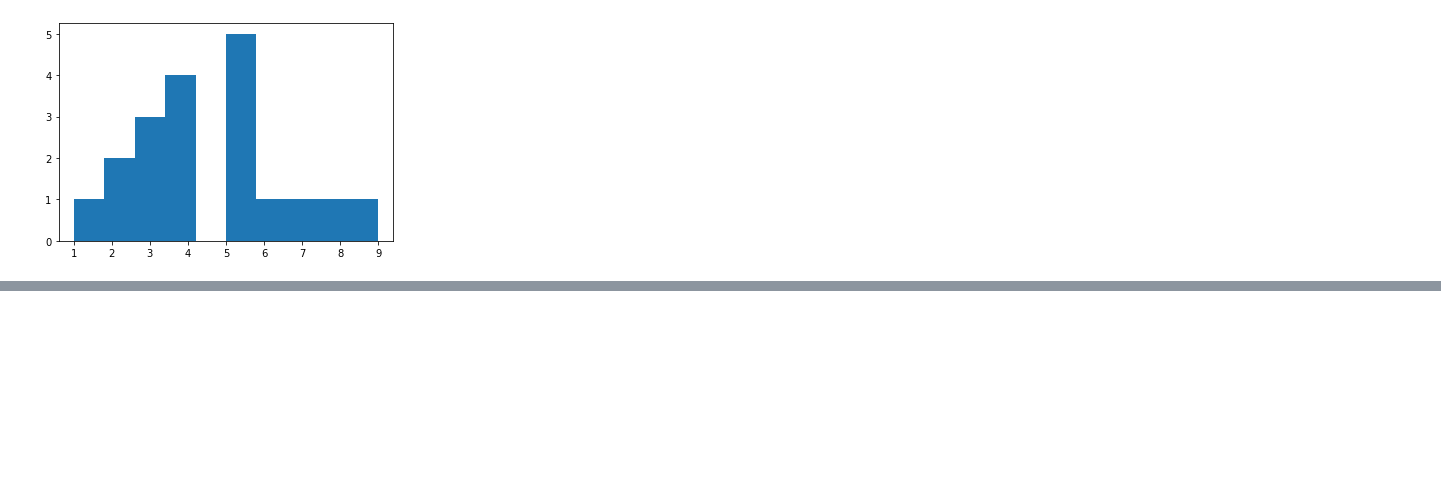
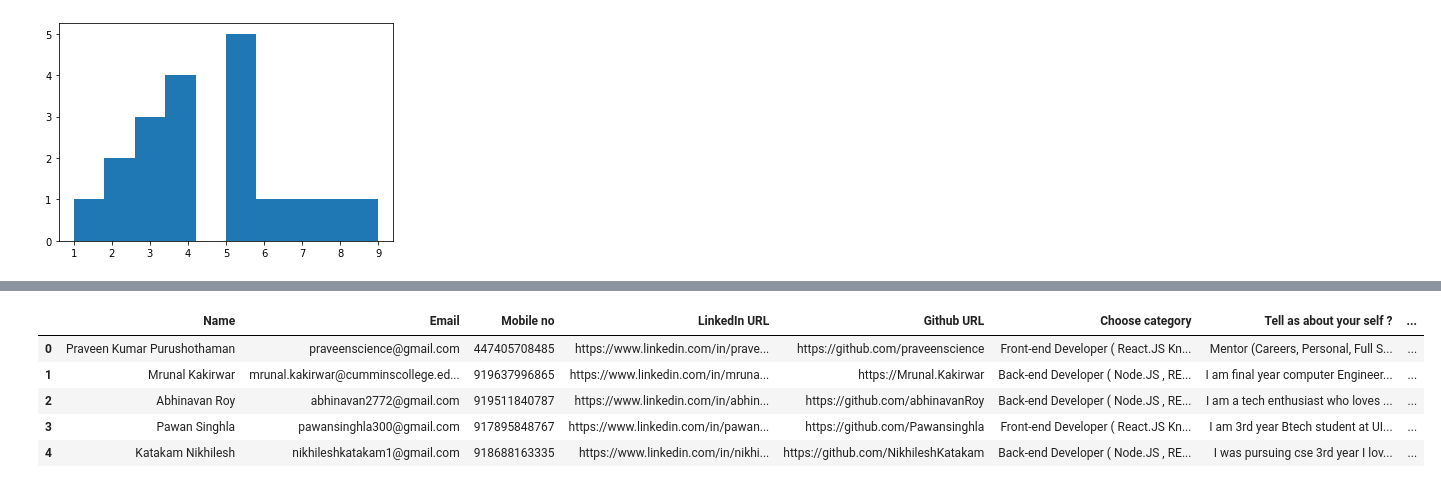
Before and after one commit to riyaty4/Machine-Learning, a Jupyter notebook: ML - Matplotlib.ipynb, the cells around one changed output, grey strips where cells are left out. Cells and saved outputs as stored; diff of their text form; code cells hidden in the pictures; blank space fills up the shorter version.

```diff
--- a/ML - Matplotlib.ipynb
+++ b/ML - Matplotlib.ipynb
@@ -124,0 +134,9 @@ plt.hist(data,color='r',bins='')
+# %%
+oscp.head()
+# %% [output]
+|  | Name | Email | Mobile no | LinkedIn URL | Github URL | Choose category | Tell as about your self ? | ... |
+| 0 | Praveen Kumar Purushothaman | praveenscience@gmail.com | 447405708485 | https://www.linkedin.com/in/prave... | https://github.com/praveenscience | Front-end Developer ( React.JS Kn... | Mentor (Careers, Personal, Full S... | ... |
+| 1 | Mrunal Kakirwar | mrunal.kakirwar@cumminscollege.ed... | 919637996865 | https://www.linkedin.com/in/mruna... | https://Mrunal.Kakirwar | Back-end Developer ( Node.JS , RE... | I am final year computer Engineer... | ... |
+| 2 | Abhinavan Roy | abhinavan2772@gmail.com | 919511840787 | https://www.linkedin.com/in/abhin... | https://github.com/abhinavanRoy | Back-end Developer ( Node.JS , RE... | I am a tech enthusiast who loves ... | ... |
+| 3 | Pawan Singhla | pawansinghla300@gmail.com | 917895848767 | https://www.linkedin.com/in/pawan... | https://github.com/Pawansinghla | Front-end Developer ( React.JS Kn... | I am 3rd year Btech student at UI... | ... |
+| 4 | Katakam Nikhilesh | nikhileshkatakam1@gmail.com | 918688163335 | https://www.linkedin.com/in/nikhi... | https://github.com/NikhileshKatakam | Back-end Developer ( Node.JS , RE... | I was pursuing cse 3rd year I lov... | ... |
```
Also changed, not shown: parts of 5 cells of this notebook.
